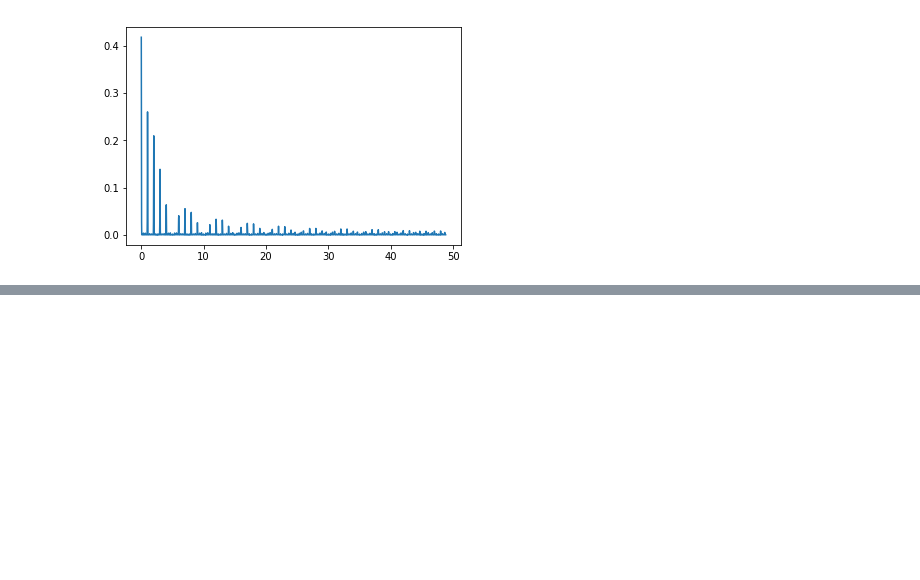
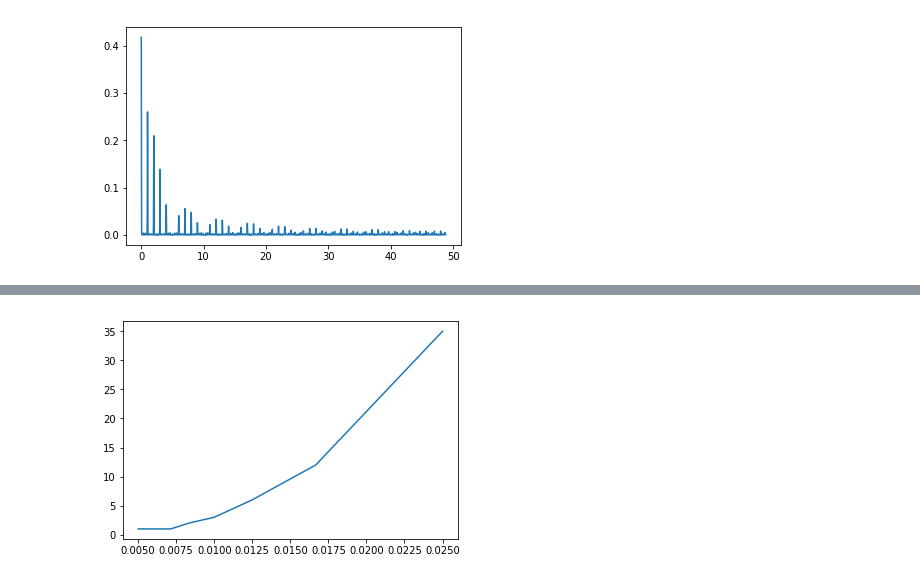
Before and after one commit to Potyashin/PhysLabs3TermMIPT, a Jupyter notebook: Спектры/Specters.ipynb, the cells around one changed output, grey strips where cells are left out. Cells and saved outputs as stored; diff of their text form; code cells hidden in the pictures; blank space fills up the shorter version.

```diff
--- a/Спектры/Specters.ipynb
+++ b/Спектры/Specters.ipynb
@@ -85,0 +117,9 @@ table
+# %%
+#пункт 10
+x = np.array([np.float64(1/a) for a in t])
+y = np.array(frequency)
+
+plt.plot(x, y)
+plt.show()
+# %% [output]
+[figure, added]
```
Also changed, not shown: parts of 12 cells of this notebook, 6 other files.
